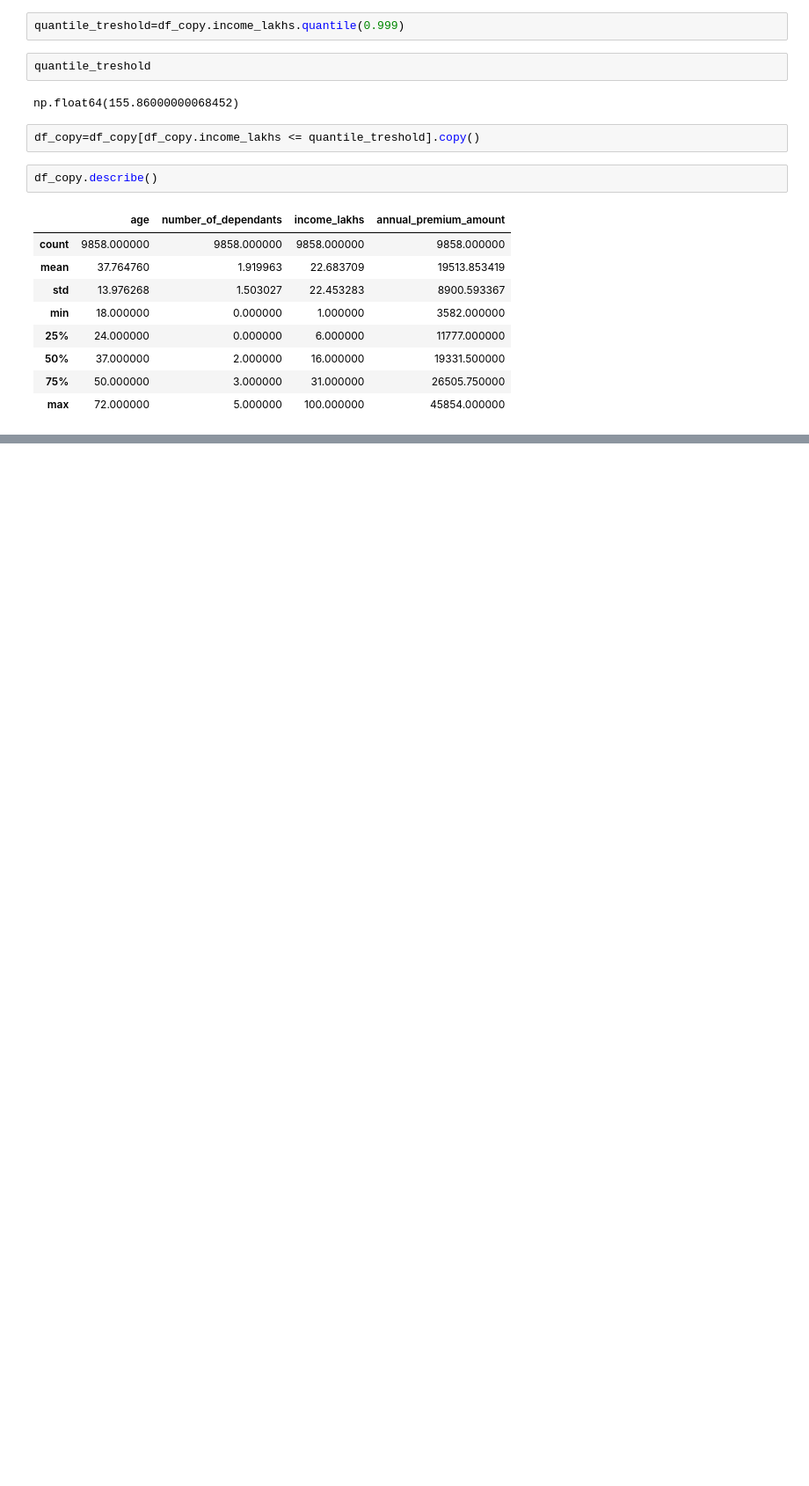
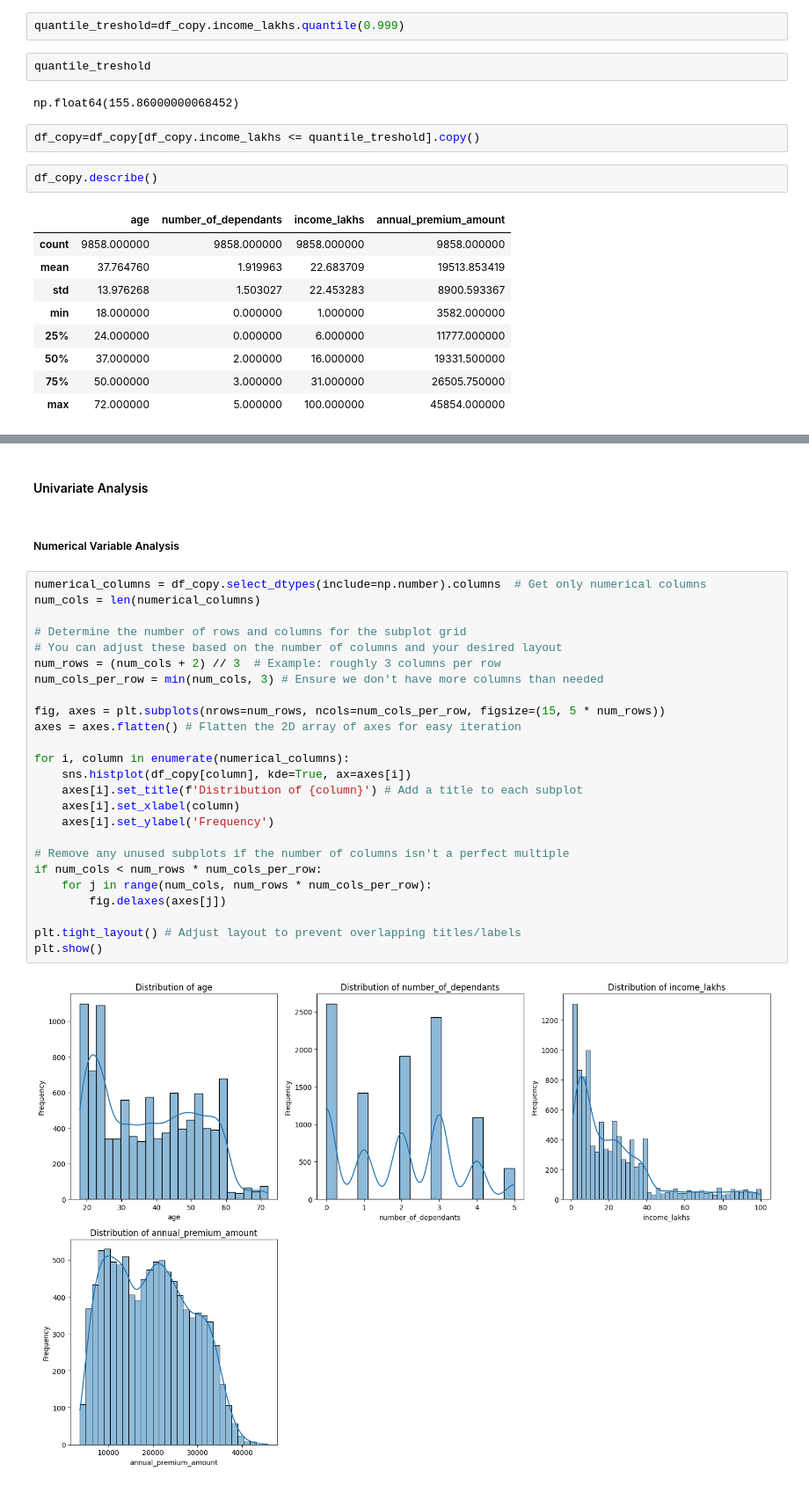
Before and after one commit to gianlucapes/health_care_premium, a Jupyter notebook: notebook/ml_premium_life_style.ipynb, the cells around one changed output, grey strips where cells are left out. Shown at 88% size. Cells and saved outputs as stored; diff of their text form; blank space fills up the shorter version.

```diff
--- a/notebook/ml_premium_life_style.ipynb
+++ b/notebook/ml_premium_life_style.ipynb
@@ -183,0 +188,31 @@ df_copy.describe()
+# %% [markdown]
+#### Univariate Analysis
+# %% [markdown]
+##### Numerical Variable Analysis
+# %%
+numerical_columns = df_copy.select_dtypes(include=np.number).columns  # Get only numerical columns
+num_cols = len(numerical_columns)
+
+# Determine the number of rows and columns for the subplot grid
+# You can adjust these based on the number of columns and your desired layout
+num_rows = (num_cols + 2) // 3  # Example: roughly 3 columns per row
+num_cols_per_row = min(num_cols, 3) # Ensure we don't have more columns than needed
+
+fig, axes = plt.subplots(nrows=num_rows, ncols=num_cols_per_row, figsize=(15, 5 * num_rows))
+axes = axes.flatten() # Flatten the 2D array of axes for easy iteration
+
+for i, column in enumerate(numerical_columns):
+    sns.histplot(df_copy[column], kde=True, ax=axes[i])
+    axes[i].set_title(f'Distribution of {column}') # Add a title to each subplot
+    axes[i].set_xlabel(column)
+    axes[i].set_ylabel('Frequency')
+
+# Remove any unused subplots if the number of columns isn't a perfect multiple
+if num_cols < num_rows * num_cols_per_row:
+    for j in range(num_cols, num_rows * num_cols_per_row):
+        fig.delaxes(axes[j])
+
+plt.tight_layout() # Adjust layout to prevent overlapping titles/labels
+plt.show()
+# %% [output]
+[figure, added]
```
Also changed, not shown: parts of 20 cells of this notebook, 2 other files.
